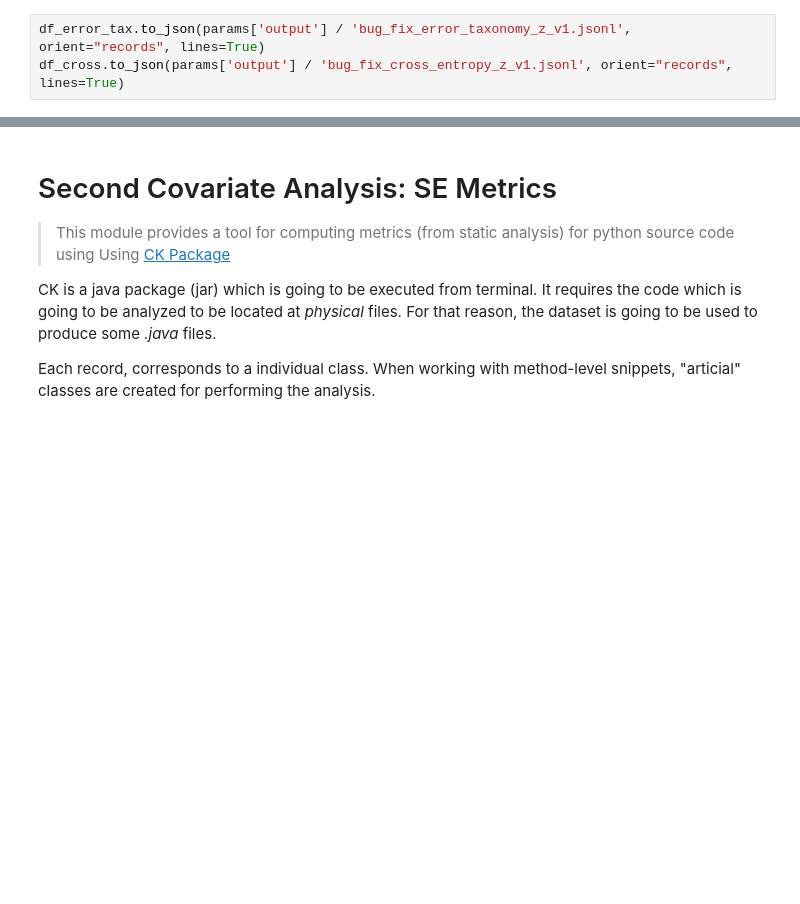
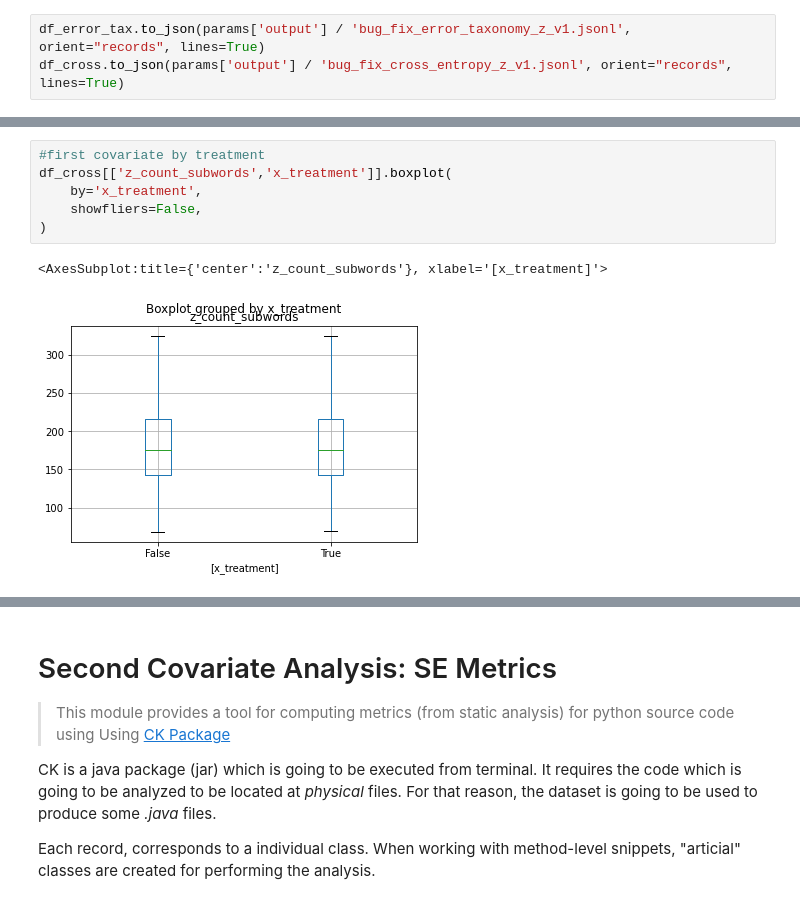
Before and after one commit to ArtificialSoftwareEngineering/InterpretingCodeGeneration, a Jupyter notebook: nbs/00_data.covariates.ipynb, the cells around one changed output, grey strips where cells are left out. Drawn from its saved outputs; the diff is of its cells as text; blank space fills up the shorter version.

```diff
--- a/nbs/00_data.covariates.ipynb
+++ b/nbs/00_data.covariates.ipynb
@@ -277,0 +353,9 @@ df_cross.describe()
+# %%
+#first covariate by treatment
+df_cross[['z_count_subwords','x_treatment']].boxplot(
+    by='x_treatment',
+    showfliers=False,
+)
+# %% [output]
+<AxesSubplot:title={'center':'z_count_subwords'}, xlabel='[x_treatment]'>
+[figure, added]
```
Also changed, not shown: parts of 47 cells of this notebook.
